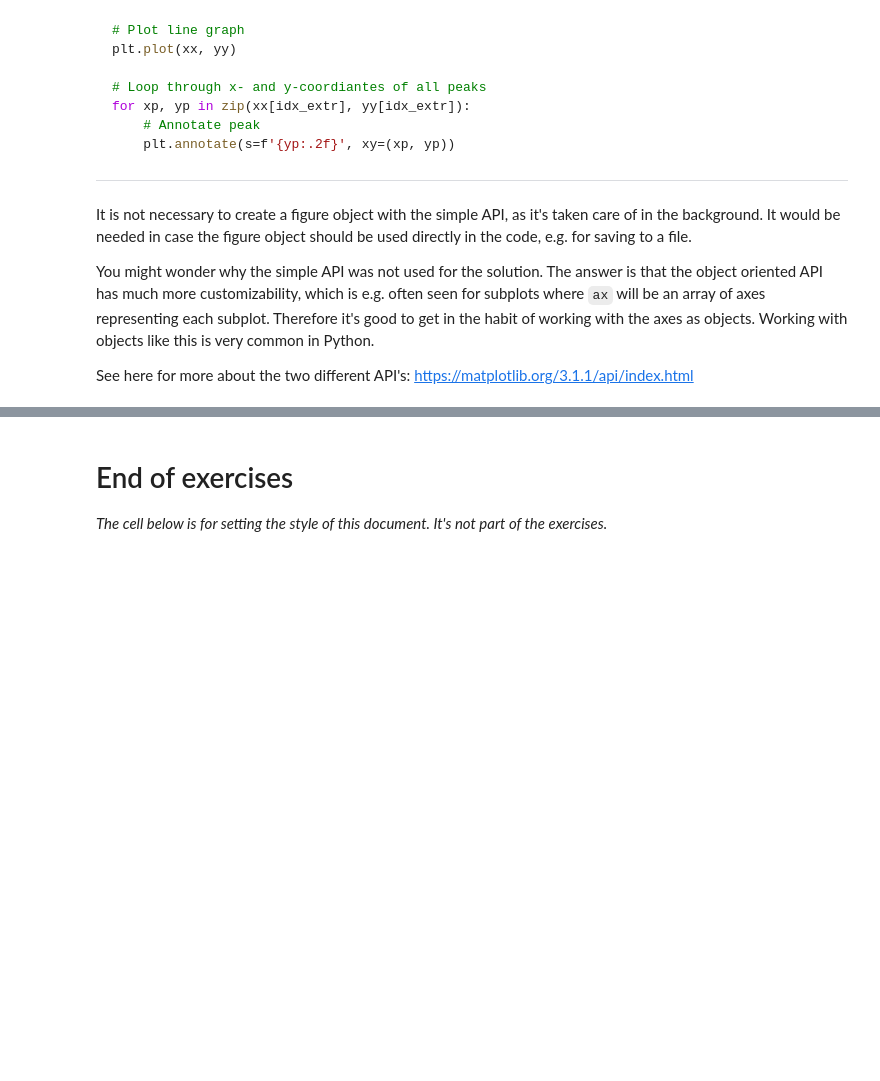
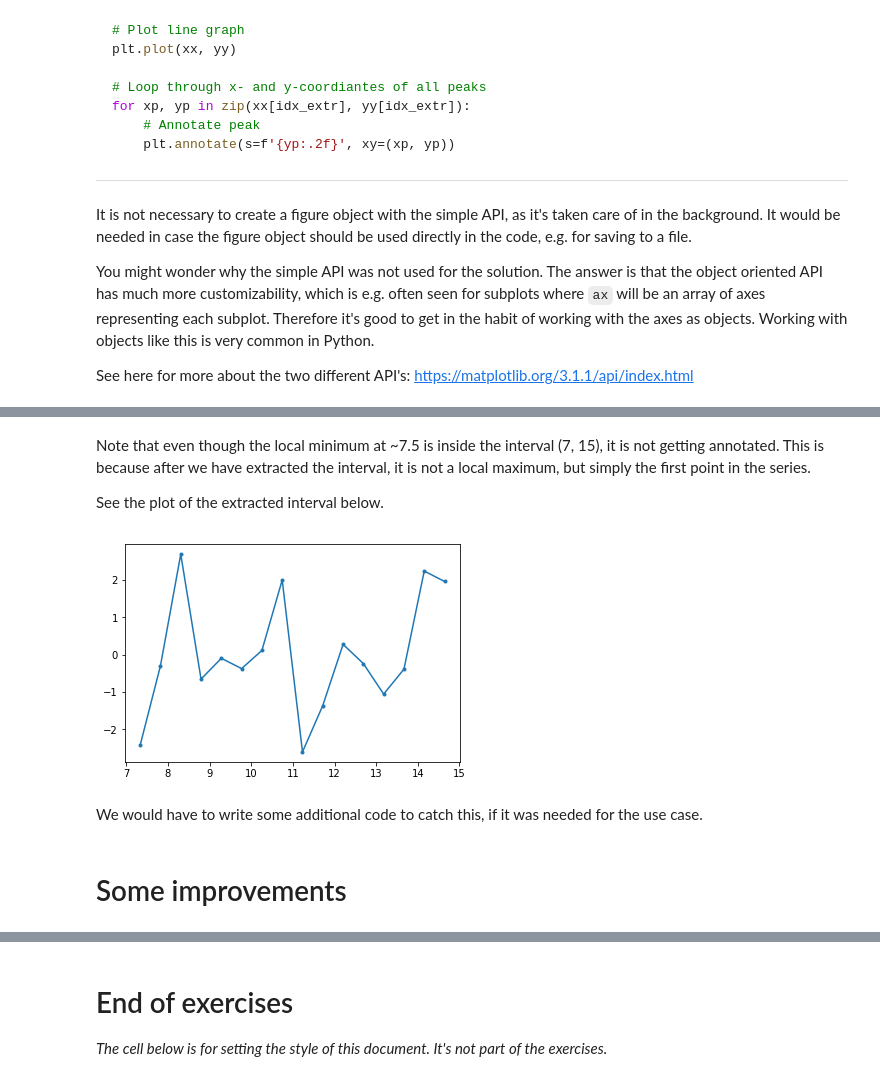
Before and after one commit to Python-Crash-Course/Python201, a Jupyter notebook: Session 2 - Utility functions/Session 2 - Exercise solutions.ipynb, the cells around one changed output, grey strips where cells are left out. Drawn from its saved outputs; the diff is of its cells as text; code cells hidden in the pictures; blank space fills up the shorter version.

```diff
--- a/Session 2 - Utility functions/Session 2 - Exercise solutions.ipynb
+++ b/Session 2 - Utility functions/Session 2 - Exercise solutions.ipynb
@@ -199,0 +255,13 @@ Implementation of the improvements mentioned after the exercise descriptions wil
+# %% [markdown]
+Note that even though the local minimum at ~7.5 is inside the interval (7, 15), it is not getting annotated. This is because after we have extracted the interval, it is not a local maximum, but simply the first point in the series.
+
+See the plot of the extracted interval below.
+# %%
+plt.plot(xx, yy, '.-')
+plt.show()
+# %% [output]
+[figure, added]
+# %% [markdown]
+We would have to write some additional code to catch this, if it was needed for the use case.
+# %% [markdown]
+# Some improvements
```
Also changed, not shown: parts of 20 cells of this notebook, 1 other file.
